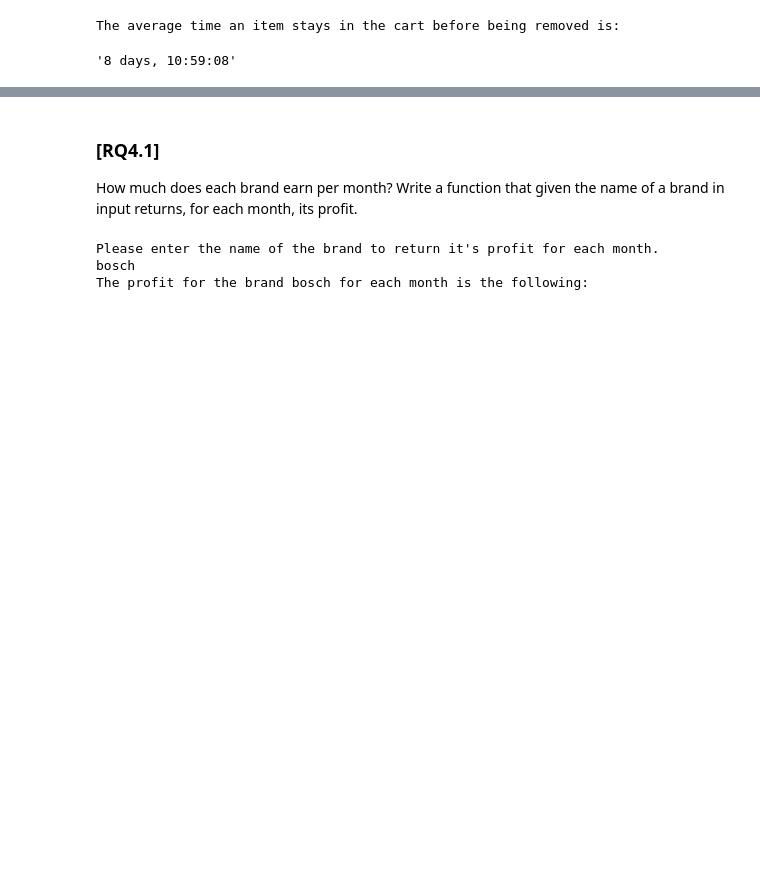
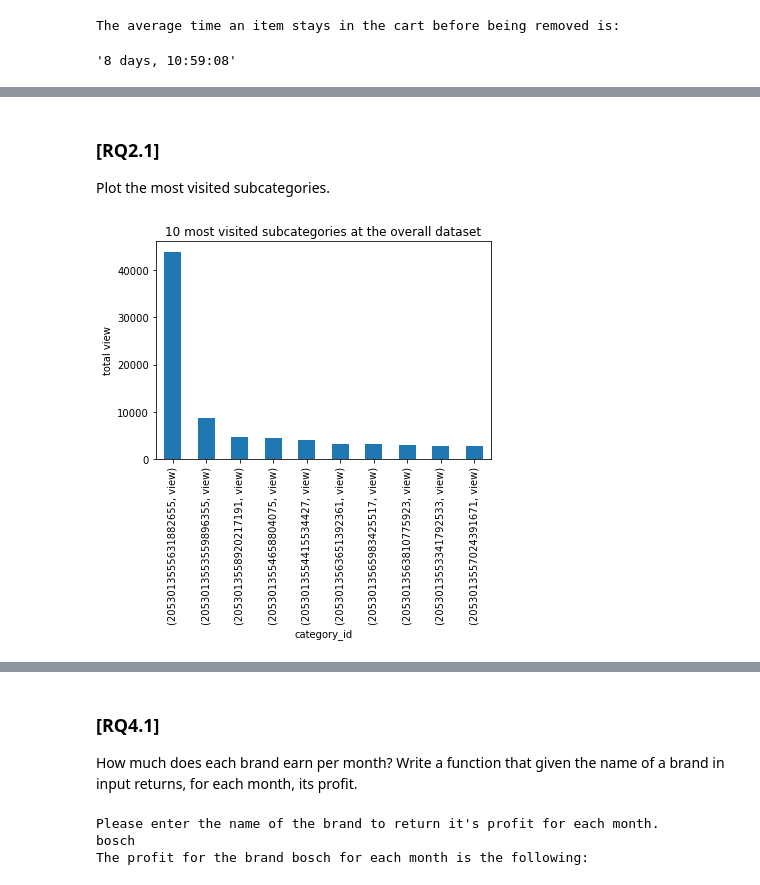
Before and after one commit to freebirdT/ADM_homework2, a Jupyter notebook: main.ipynb, the cells around one changed output, grey strips where cells are left out. Cells and saved outputs as stored; diff of their text form; code cells hidden in the pictures; blank space fills up the shorter version.

```diff
--- a/main.ipynb
+++ b/main.ipynb
@@ -294,0 +568,24 @@ The average time an item stays in the cart before being removed is:
+# %% [markdown]
+### [RQ2.1]
+
+Plot the most visited subcategories.
+# %%
+# Reclaiming the maximum amount of available memory
+gc.collect()
+
+# Creating new dataframe based on view event type and grouping by category_id to find the most popular subcategory
+# Sorting in descending order
+most_visited_subcategories = dataset[dataset.event_type == 'view'].groupby(["category_id", "event_type"]).event_type.count().sort_values(ascending=False)
+
+# Visualising the bar plot of the most visited 10 subcategory
+plt.figure()
+most_visited_subcategories.head(10).plot.bar()
+plt.title('10 most visited subcategories at the overall dataset')
+plt.xlabel('category_id')
+plt.ylabel('total view')
+plt.show()
+
+# Delete variable to free RAM
+del most_visited_subcategories
+# %% [output]
+[figure, added]
```
Also changed, not shown: parts of 46 cells of this notebook.
